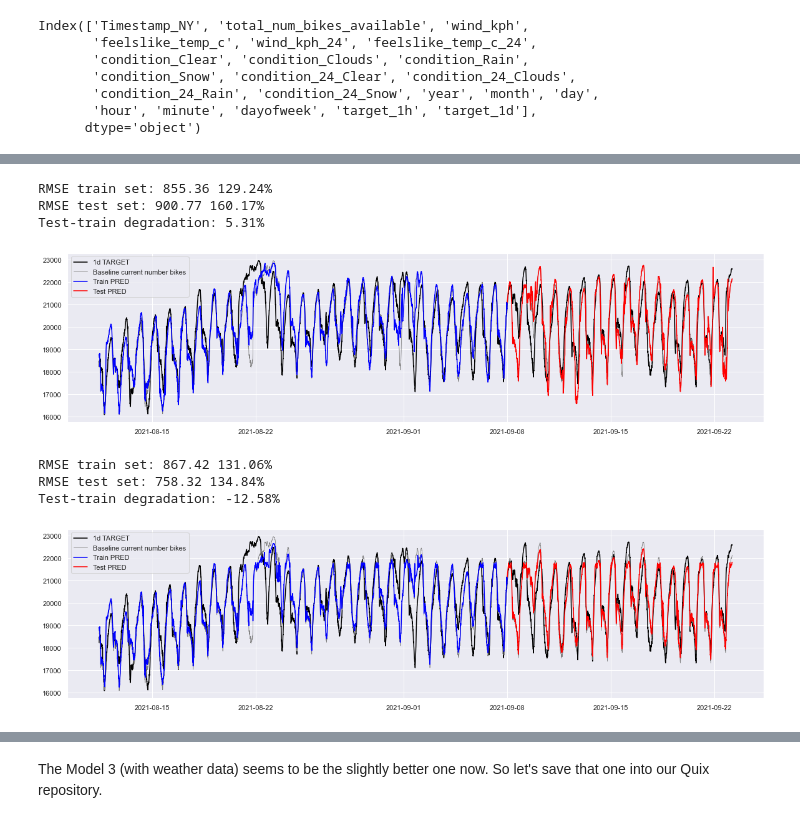
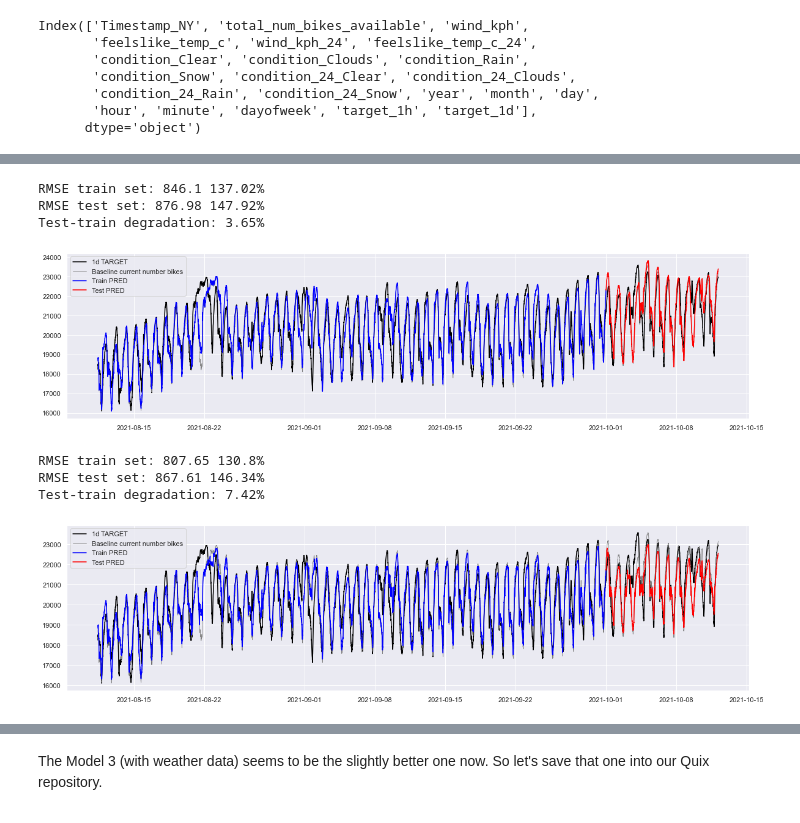
Before and after one commit to quixio/NY-bikes-tutorial, a Jupyter notebook: notebooks-and-sample-data/04 - Train ML models.ipynb, the cells around one changed output, grey strips where cells are left out. Drawn from its saved outputs; the diff is of its cells as text; code cells hidden in the pictures.

```diff
--- a/notebooks-and-sample-data/04 - Train ML models.ipynb
+++ b/notebooks-and-sample-data/04 - Train ML models.ipynb
@@ -70,6 +70,6 @@ plt.show()
 # %%
 # Let's split the data in train-test simply chronologically
-date_to_split = pd.to_datetime('20210908', format='%Y%m%d', errors='ignore').tz_localize(pytz.timezone('America/New_York')).astimezone(tz.gettz('America/New_York'))
+date_to_split = pd.to_datetime('20211001', format='%Y%m%d', errors='ignore').tz_localize(pytz.timezone('America/New_York')).astimezone(tz.gettz('America/New_York'))
 
 df_train = df[df['Timestamp_NY']<date_to_split].dropna()
 df_test = df[df['Timestamp_NY']>=date_to_split].dropna()
@@ -344,31 +344,31 @@ m_1d_2 = m_1d_2.fit(X=df_train[cols_1d_2], y=y_train_1d)
 # Entrenamos y predecimos con dicho modelo
 basic_quality_metrics(m_1d_2, df_train[cols_1d_2], df_test[cols_1d_2], y_train_1d, y_test_1d, model_type='1d')
 # %% [output]
-RMSE train set: 855.36 129.24%
-RMSE test set: 900.77 160.17%
-Test-train degradation: 5.31%
+RMSE train set: 846.1 137.02%
+RMSE test set: 876.98 147.92%
+Test-train degradation: 3.65%
-[figure, old version]
+[figure, new version]
 # %%
 # Define cols to use
 cols_1d_3 = ['hour', 'dayofweek', 'total_num_bikes_available', 'wind_kph',
        'feelslike_temp_c', 'wind_kph_24', 'feelslike_temp_c_24',
        'condition_Clear', 'condition_Clouds', 'condition_Rain',
        'condition_Snow', 'condition_24_Clear', 'condition_24_Clouds',
        'condition_24_Rain', 'condition_24_Snow']
 
 # Define model hyperparameters
-m_1d_3 = XGBRegressor(gamma=500000000)
+m_1d_3 = XGBRegressor(gamma=800000000)
 
 # Model train
 m_1d_3 = m_1d_3.fit(X=df_train[cols_1d_3], y=y_train_1d)
 
 # Entrenamos y predecimos con dicho modelo
 basic_quality_metrics(m_1d_3, df_train[cols_1d_3], df_test[cols_1d_3], y_train_1d, y_test_1d, model_type='1d')
 # %% [output]
-RMSE train set: 867.42 131.06%
-RMSE test set: 758.32 134.84%
-Test-train degradation: -12.58%
+RMSE train set: 807.65 130.8%
+RMSE test set: 867.61 146.34%
+Test-train degradation: 7.42%
-[figure, old version]
+[figure, new version]
 # %%
 # Compare models performance
 pd.DataFrame({'model': ['Baseline: bikes now', 'Model 1', 'Model 2', 'Model 3'],
```
Also changed, not shown: parts of 15 cells of this notebook, 7 other files.
